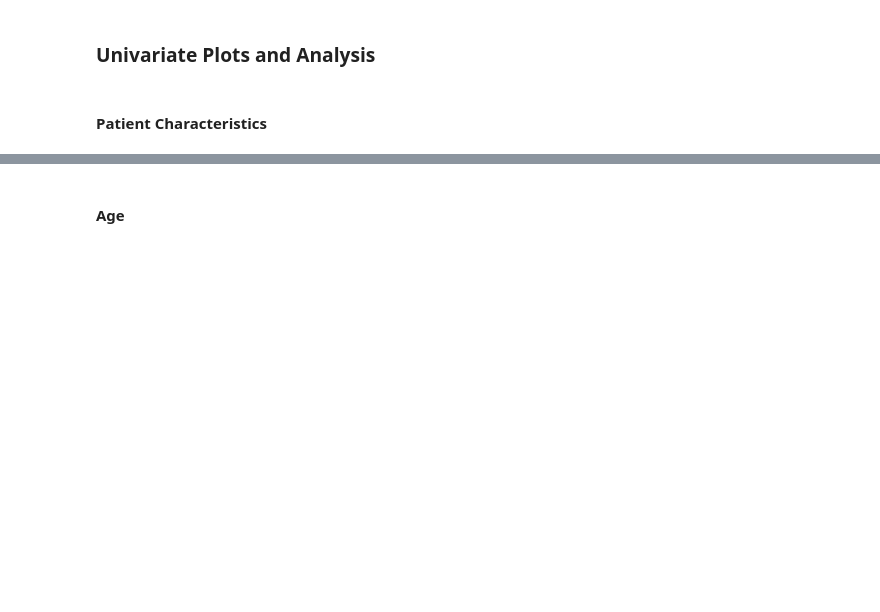
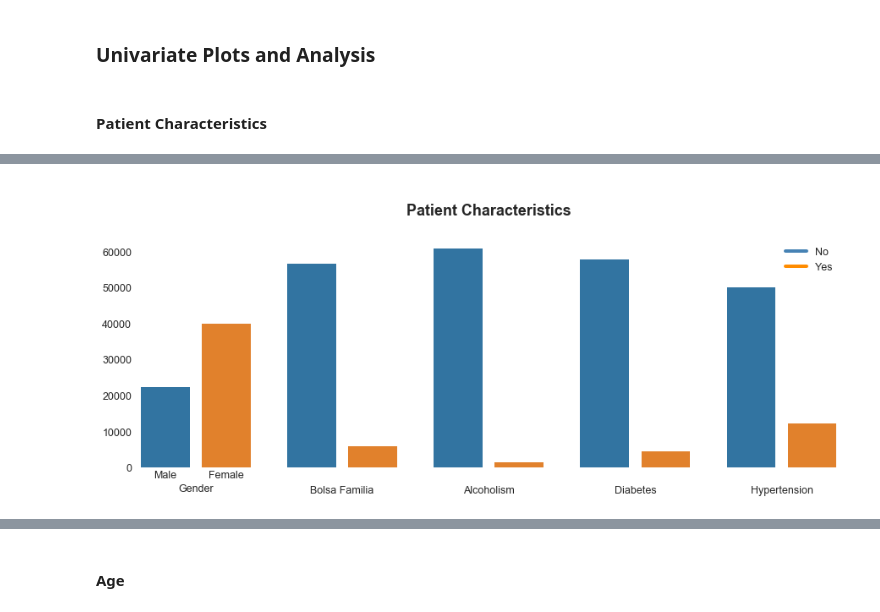
Before and after one commit to jaclynrich/appt-no-show, a Jupyter notebook: appt-no-show.ipynb, the cells around one changed output, grey strips where cells are left out. Cells and saved outputs as stored; diff of their text form; code cells hidden in the pictures; blank space fills up the shorter version.

```diff
--- a/appt-no-show.ipynb
+++ b/appt-no-show.ipynb
@@ -922,32 +941,34 @@ len(unique_patients)
 # %%
 # Plot binary patient characteristics
 fields = ['Gender', 'BolsaFamilia', 'Alcoholism', 'Diabetes', 'Hypertension']
 xlabels = ['Gender', 'Bolsa Familia', 'Alcoholism', 'Diabetes', 'Hypertension']
 gender_labels = ['Male', 'Female']
 labels = ['No', 'Yes']
 
 fig, axes = plt.subplots(1, 5, figsize = (15, 5), sharey = True)
 
 i = 0
 for ax in axes.reshape(-1):
     sns.countplot(ax = ax, x = fields[i], data = unique_patients)
     sns.set_style("white")
     ax.tick_params(length = 0)
     sns.despine(left = True, bottom = True)
     if i == 0:
         ax.set(xticklabels=['Male', 'Female'])
         ax.set(xlabel = xlabels[i], ylabel = '')
     else:
         ax.set(xticklabels=['', ''])
         ax.set(xlabel = '\n' + xlabels[i], ylabel = '')
     if i == 2:
-        ax.set_title('\nPatient Characteristics by No Shows\n', fontsize = 18, fontweight = 'bold')
+        ax.set_title('\nPatient Characteristics\n', fontsize = 18, fontweight = 'bold')
     i += 1
 
 custom_lines = [Line2D([0], [0], color = 'steelblue', lw=4),
                 Line2D([0], [0], color = 'darkorange', lw=4)]
 ax.legend(custom_lines, ['No', 'Yes'])
 plt.show()
+# %% [output]
+[figure, added]
 # %%
 fields = ['Women', 'Bolsa Familia', 'Alcoholic', 'Diabetes', 'Hypertension']
 char_props = [round(unique_patients['Gender'].mean(), 3),
```
Also changed, not shown: parts of 76 cells of this notebook.
